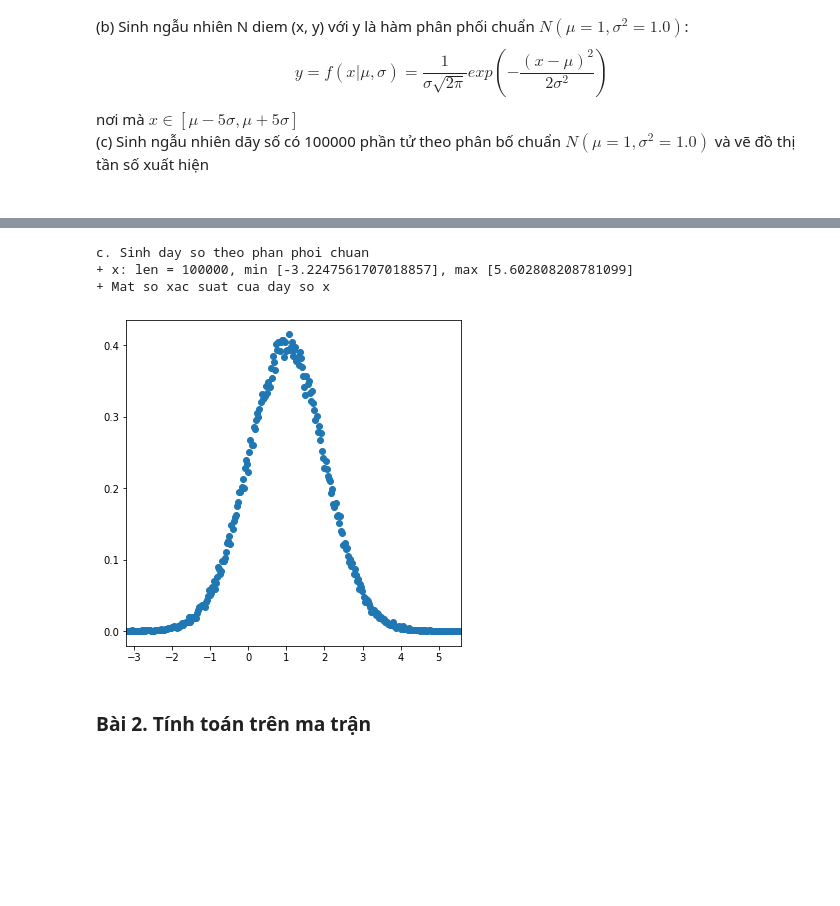
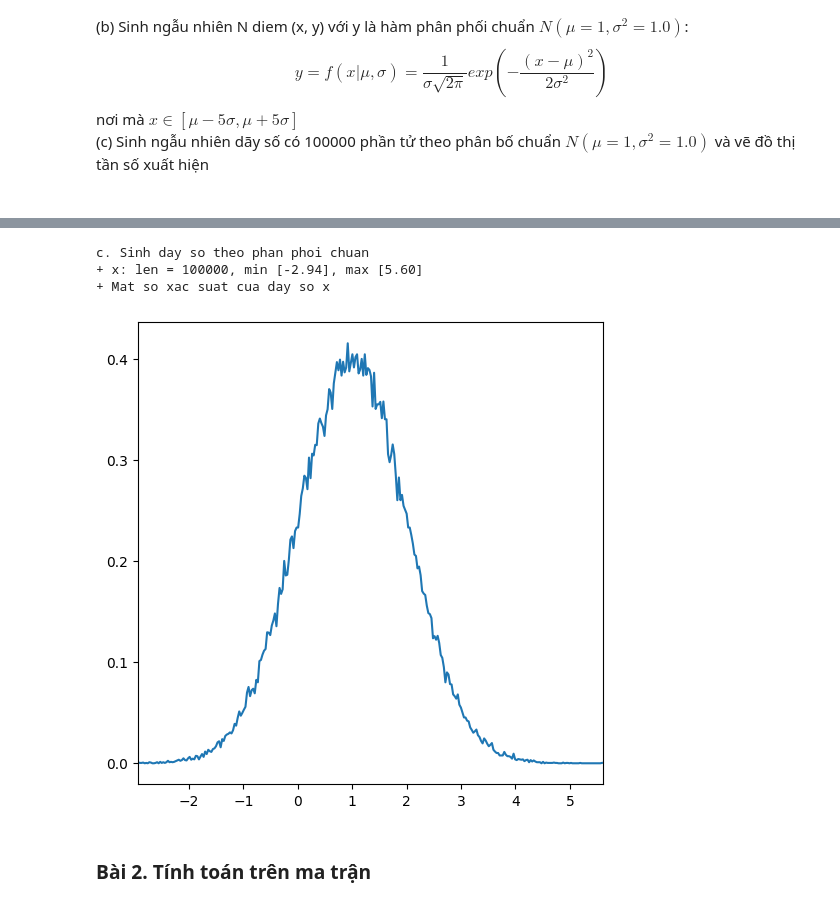
Before and after one commit to DangHau19/SGU26K1_CSTTNT, a Jupyter notebook: Tuan02/my_lesson3.ipynb, the cells around one changed output, grey strips where cells are left out. Drawn from its saved outputs; the diff is of its cells as text; code cells hidden in the pictures; blank space fills up the shorter version.

```diff
--- a/Tuan02/my_lesson3.ipynb
+++ b/Tuan02/my_lesson3.ipynb
@@ -181,21 +202,37 @@ b. Sinh cặp (x, y) với y làm hàm phân phối chuẩn
 # %%
-""" CÁC BẠN LÀM BÀI Ở ĐÂY """
+
 # Sử dụng hàm np.random.randn() sinh phân phối chuẩn N(0,1) --> N(m,s^2) = m + N(0,1) * s
 # Sử dụng hàm np.histogram với density=True để thống kê số lần xuất hiện với số bins = 300 (do dãy số thực)
 # ...
 
-print( "c. Sinh day so theo phan phoi chuan")
-print(f"+ x: len = {len(x)}, min [{np.min(x)}], max [{np.max(x)}]")
+# Tham số phân phối chuẩn
+mu = 1
+sigma = 1.0
+
+# Sinh 100000 số ngẫu nhiên từ phân phối chuẩn N(1, 1)
+# np.random.randn() sinh N(0,1), nhân với sigma và cộng mu để được N(mu, sigma^2)
+x = mu + sigma * np.random.randn(100000)
+
+# Sử dụng np.histogram để tính tần số với 300 bins
+# np.histogram trả về (counts, bin_edges)
+cnt, bin_edges = np.histogram(x, bins=300, density=True)
+
+# Tính điểm giữa của mỗi bin
+val = (bin_edges[:-1] + bin_edges[1:]) / 2
+
+print("c. Sinh day so theo phan phoi chuan")
+print(f"+ x: len = {len(x)}, min [{np.min(x):.2f}], max [{np.max(x):.2f}]")
 print(f"+ Mat so xac suat cua day so x")
 plt.figure(figsize=(6,6))      # kich thuoc ban ve
-plt.xlim(np.min(val), np.max(val))
-plt.scatter(val, cnt)
+plt.xlim(np.min(x), np.max(x))
+plt.plot(val, cnt)
+plt.savefig("4c.png")          # luu do thi
 plt.show()
 # %% [output]
 c. Sinh day so theo phan phoi chuan
-+ x: len = 100000, min [-3.2247561707018857], max [5.602808208781099]
++ x: len = 100000, min [-2.94], max [5.60]
 + Mat so xac suat cua day so x
-[figure, old version]
+[figure, new version]
 # %% [markdown]
 ### Bài 2. Tính toán trên ma trận
 # %% [markdown]
```
Also changed, not shown: parts of 9 cells of this notebook, 7 other files.
